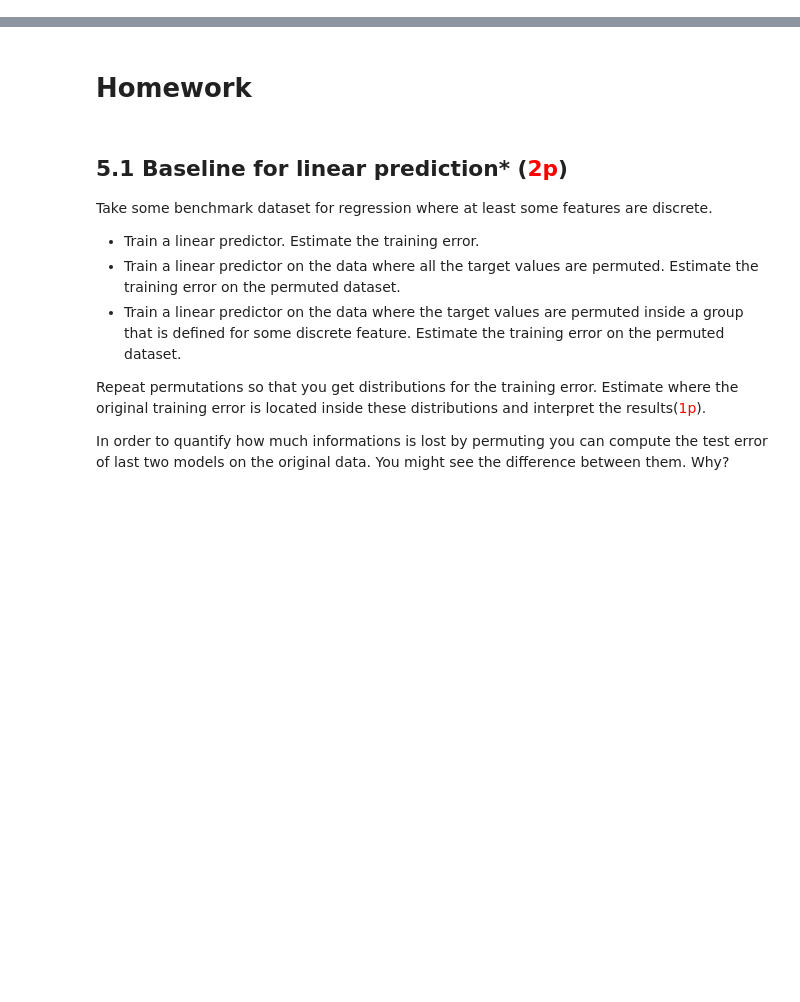
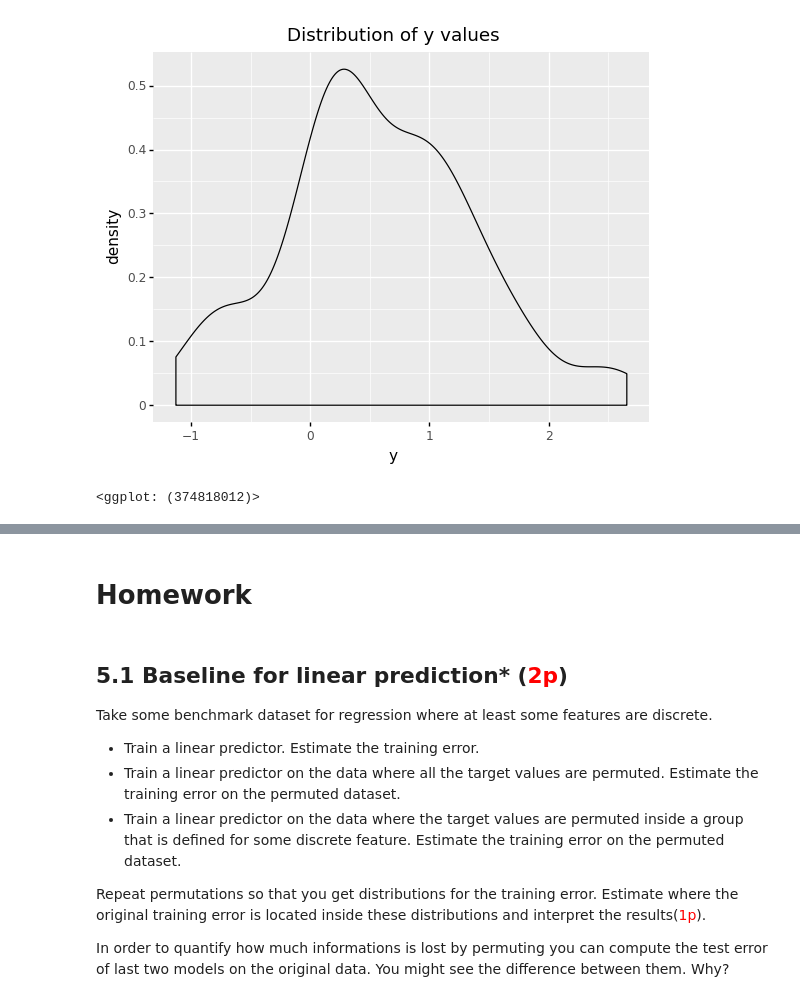
Before and after one commit to swenlaur/machine-learning-ii, a Jupyter notebook: practise-sessions/02/05_permutation_tests.ipynb, the cells around one changed output, grey strips where cells are left out. Drawn from its saved outputs; the diff is of its cells as text; code cells hidden in the pictures; blank space fills up the shorter version.

```diff
--- a/practise-sessions/02/05_permutation_tests.ipynb
+++ b/practise-sessions/02/05_permutation_tests.ipynb
@@ -2,0 +60,5 @@
+# %%
+ggplot(df) + geom_density(aes(x = 'y')) + ggtitle('Distribution of y values')
+# %% [output]
+[figure, added]
+<ggplot: (374818012)>
```
Also changed, not shown: parts of 14 cells of this notebook, 1 other file.
